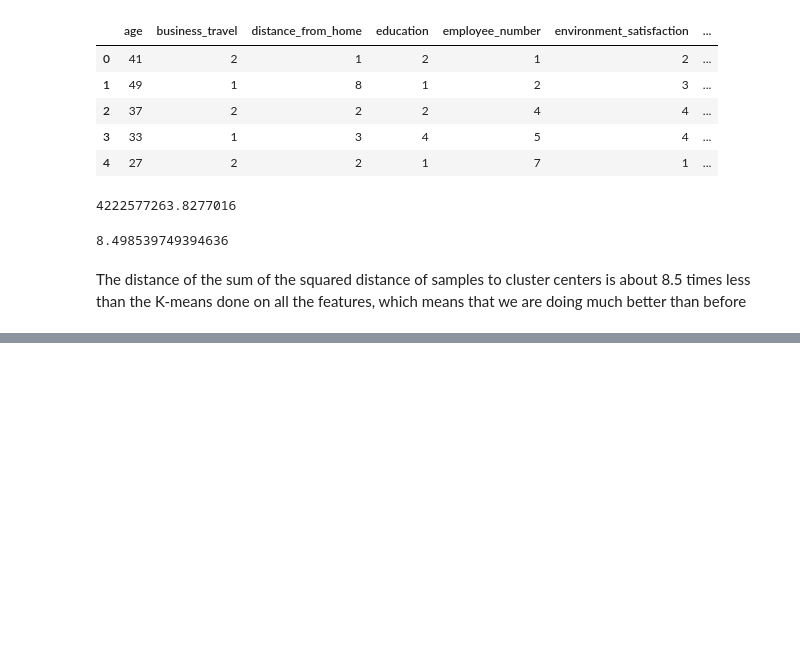
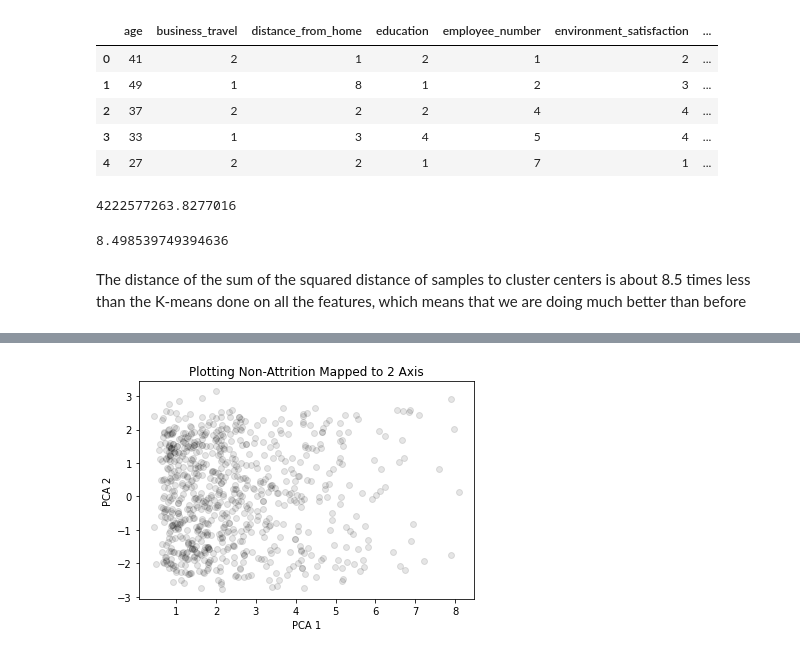
Before and after one commit to afnanrahman/EAFP, a Jupyter notebook: Kevin_Omer_Clustering.ipynb, the cells around one changed output, grey strips where cells are left out. Drawn from its saved outputs; the diff is of its cells as text; code cells hidden in the pictures; blank space fills up the shorter version.

```diff
--- a/Kevin_Omer_Clustering.ipynb
+++ b/Kevin_Omer_Clustering.ipynb
@@ -114,0 +180,8 @@ The distance of the sum of the squared distance of samples to cluster centers is
+# %%
+plt.scatter(PCA_components[labels==0][0], PCA_components[labels==0][1], alpha=.1, color='black')
+plt.title("Plotting Non-Attrition Mapped to 2 Axis")
+plt.xlabel("PCA 1")
+plt.ylabel("PCA 2")
+plt.show()
+# %% [output]
+[figure, added]
```
Also changed, not shown: parts of 20 cells of this notebook.
